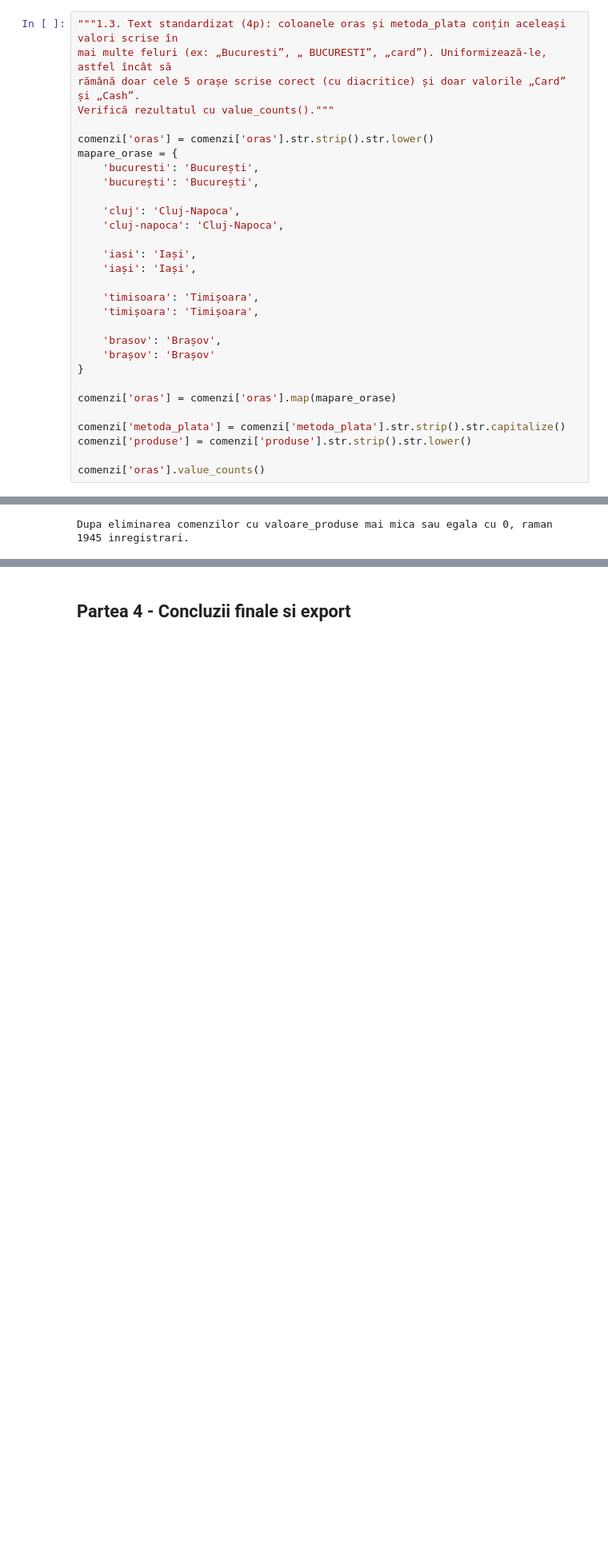
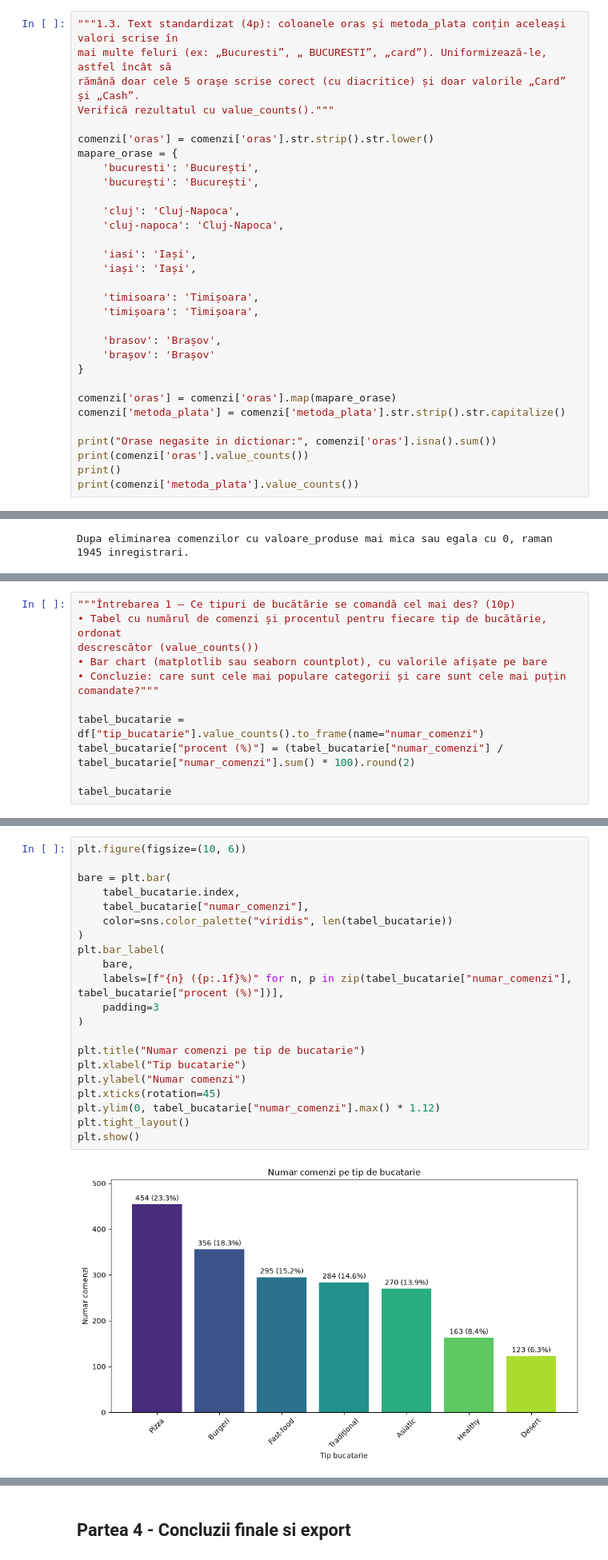
Before and after one commit to CristianaTrandafir/proiect_python_trandafir_cristiana, a Jupyter notebook: proiect_gustoexpress.ipynb, the cells around one changed output, grey strips where cells are left out. Shown at 80% size. Drawn from its saved outputs; the diff is of its cells as text; blank space fills up the shorter version.

```diff
--- a/proiect_gustoexpress.ipynb
+++ b/proiect_gustoexpress.ipynb
@@ -95,9 +125,10 @@ mapare_orase = {
 }
 
 comenzi['oras'] = comenzi['oras'].map(mapare_orase)
+comenzi['metoda_plata'] = comenzi['metoda_plata'].str.strip().str.capitalize()
 
-comenzi['metoda_plata'] = comenzi['metoda_plata'].str.strip().str.capitalize()
-comenzi['produse'] = comenzi['produse'].str.strip().str.lower()
-
-comenzi['oras'].value_counts()
+print("Orase negasite in dictionar:", comenzi['oras'].isna().sum())
+print(comenzi['oras'].value_counts())
+print()
+print(comenzi['metoda_plata'].value_counts())
 # %% [output]
@@ -560,0 +316,11 @@ Corelația dintre timpul de livrare și ratingul clientului: -0.2974800069600408
+# %%
+"""Întrebarea 1 – Ce tipuri de bucătărie se comandă cel mai des? (10p)
+• Tabel cu numărul de comenzi și procentul pentru fiecare tip de bucătărie, ordonat
+descrescător (value_counts())
+• Bar chart (matplotlib sau seaborn countplot), cu valorile afișate pe bare
+• Concluzie: care sunt cele mai populare categorii și care sunt cele mai puțin comandate?"""
+
+tabel_bucatarie = df["tip_bucatarie"].value_counts().to_frame(name="numar_comenzi")
+tabel_bucatarie["procent (%)"] = (tabel_bucatarie["numar_comenzi"] / tabel_bucatarie["numar_comenzi"].sum() * 100).round(2)
+
+tabel_bucatarie
@@ -560,0 +337,23 @@ Corelația dintre timpul de livrare și ratingul clientului: -0.2974800069600408
+# %%
+plt.figure(figsize=(10, 6))
+
+bare = plt.bar(
+    tabel_bucatarie.index,
+    tabel_bucatarie["numar_comenzi"],
+    color=sns.color_palette("viridis", len(tabel_bucatarie))
+)
+plt.bar_label(
+    bare,
+    labels=[f"{n} ({p:.1f}%)" for n, p in zip(tabel_bucatarie["numar_comenzi"], tabel_bucatarie["procent (%)"])],
+    padding=3
+)
+
+plt.title("Numar comenzi pe tip de bucatarie")
+plt.xlabel("Tip bucatarie")
+plt.ylabel("Numar comenzi")
+plt.xticks(rotation=45)
+plt.ylim(0, tabel_bucatarie["numar_comenzi"].max() * 1.12)
+plt.tight_layout()
+plt.show()
+# %% [output]
+[figure, added]
```
Also changed, not shown: parts of 97 cells of this notebook, 2 other files.
